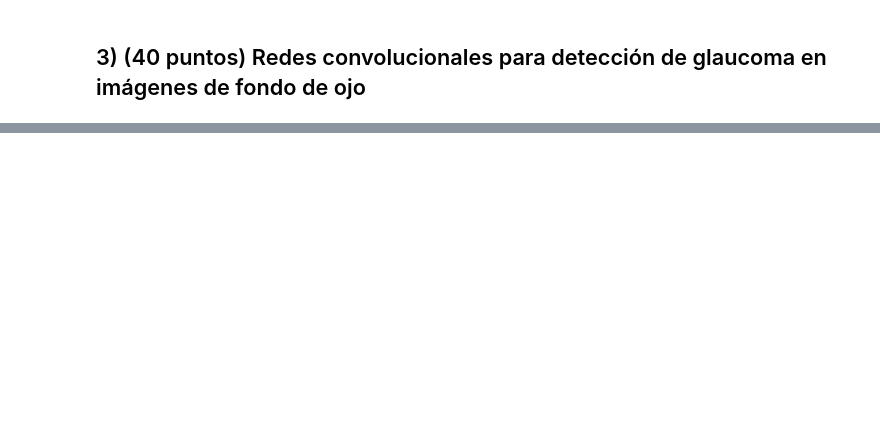
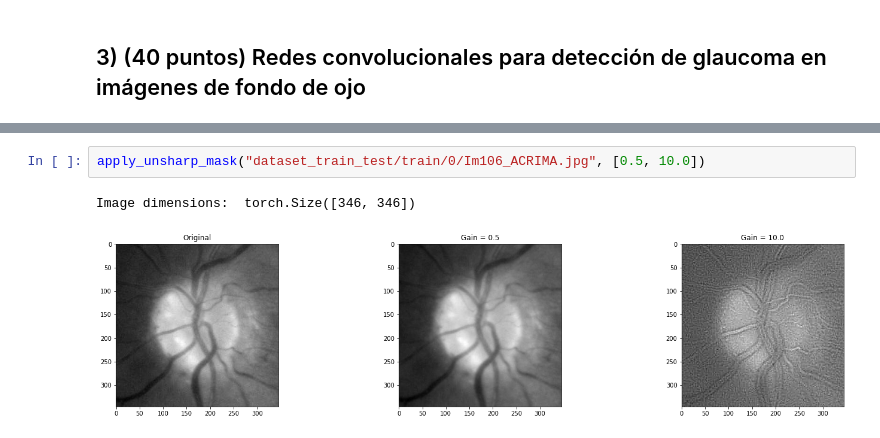
Before and after one commit to evillag/TEC_DL_II-2022, a Jupyter notebook: TP1/TP1_IBVOEV.ipynb, the cells around one changed output, grey strips where cells are left out. Drawn from its saved outputs; the diff is of its cells as text; blank space fills up the shorter version.

```diff
--- a/TP1/TP1_IBVOEV.ipynb
+++ b/TP1/TP1_IBVOEV.ipynb
@@ -372,0 +1122,5 @@ print(f'Selected model {mlp_model}\n with Accuracy of {mlp_accuracy}')
+# %%
+apply_unsharp_mask("dataset_train_test/train/0/Im106_ACRIMA.jpg", [0.5, 10.0])
+# %% [output]
+Image dimensions:  torch.Size([346, 346])
+[figure, added]
```
Also changed, not shown: parts of 49 cells of this notebook.
